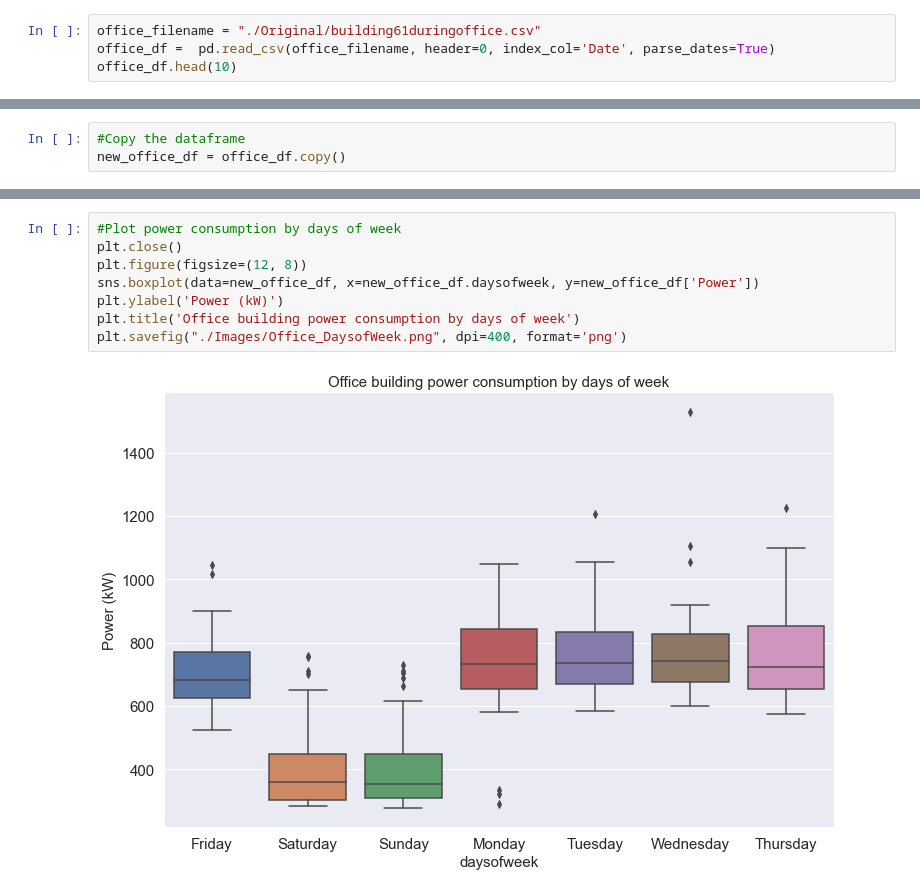
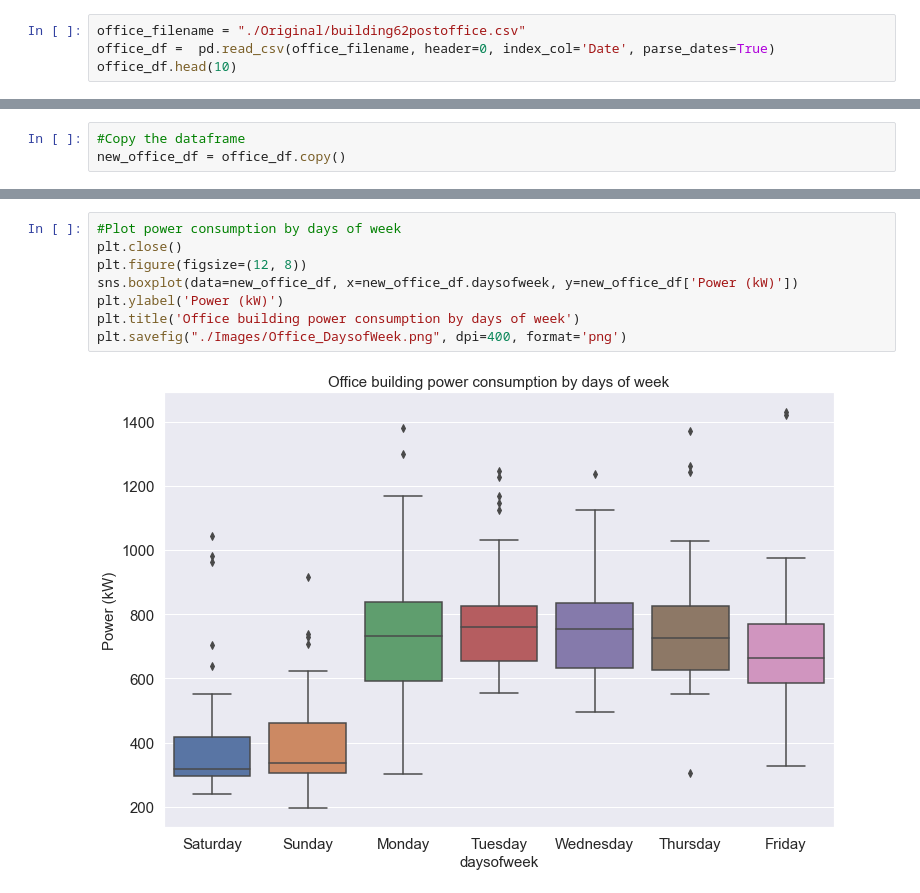
Before and after one commit to Cly1st/Visualizations-Power-Usage, a Jupyter notebook: visualization.ipynb, the cells around one changed output, grey strips where cells are left out. Saved outputs shown, nothing was run; the diff lists cells and outputs as text.

```diff
--- a/visualization.ipynb
+++ b/visualization.ipynb
@@ -97,7 +120,7 @@ plt.savefig("./Images/Retail_DaysofWeek.png", dpi=400, format='png')
 # %% [markdown]
 # Load dataset of "Office Building"
 # %%
-office_filename = "./Original/building61duringoffice.csv"
+office_filename = "./Original/building62postoffice.csv"
 office_df =  pd.read_csv(office_filename, header=0, index_col='Date', parse_dates=True)
 office_df.head(10)
 # %% [output]
@@ -159,10 +188,10 @@ new_office_df.head(5)
 # %%
 #Plot power consumption by days of week
 plt.close()
 plt.figure(figsize=(12, 8))
-sns.boxplot(data=new_office_df, x=new_office_df.daysofweek, y=new_office_df['Power'])
+sns.boxplot(data=new_office_df, x=new_office_df.daysofweek, y=new_office_df['Power (kW)'])
 plt.ylabel('Power (kW)')
 plt.title('Office building power consumption by days of week')
 plt.savefig("./Images/Office_DaysofWeek.png", dpi=400, format='png')
 # %% [output]
-[figure, old version]
+[figure, new version]
```
Also changed, not shown: parts of 13 cells of this notebook, 2 other files.
